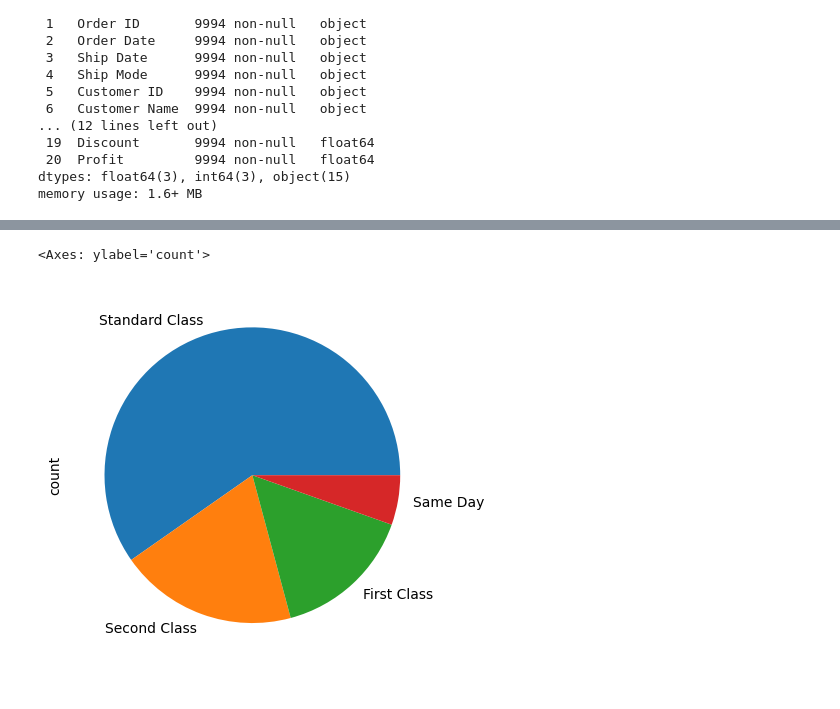
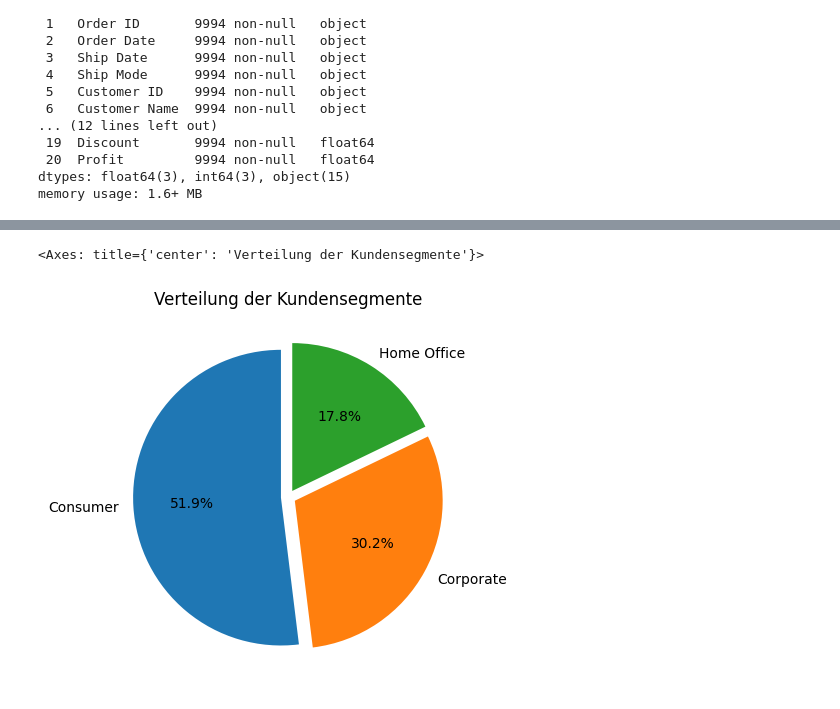
Before and after one commit to manipuppeteer/Data-Analysis-Project-DataCraft, a Jupyter notebook: superstore_sales/sales_analyis.ipynb, the cells around one changed output, grey strips where cells are left out. Cells and saved outputs as stored; diff of their text form; code cells hidden in the pictures.

Commit message:
new plots added

```diff
--- a/superstore_sales/sales_analyis.ipynb
+++ b/superstore_sales/sales_analyis.ipynb
@@ -3,3 +4,3 @@ import pandas as pd
 # %%
-df = pd.read_csv('Superstore.csv', encoding='latin-1')
+data = pd.read_csv('Superstore.csv', encoding='latin-1')
 # %%
@@ -37,21 +38,22 @@ Data columns (total 21 columns):
 dtypes: float64(3), int64(3), object(15)
 memory usage: 1.6+ MB
 # %%
-def clean_and_separate(df):
-    df.drop(['Row ID', 'Country', 'Customer Name'], axis = 1, inplace = True)
-    df['Ship Date'] = pd.to_datetime(df['Ship Date'], format = '%d-%m-%Y')
-    df['Order Date'] = pd.to_datetime(df['Order Date'], format = '%d-%m-%Y')
-    df['Ship Year'] = df['Ship Date'].dt.year
-    df['Ship Month'] = df['Ship Date'].dt.month
-    df['Ship Day'] = df['Ship Date'].dt.day
-    df['Order Year'] = df['Order Date'].dt.year
-    df['Order Month'] = df['Order Date'].dt.month
-    df['Order Day'] = df['Order Date'].dt.day
-    df['Price per Piece'] = df['Sales'] / df['Quantity']
-    df['Profit per Piece'] = df['Profit'] / df['Quantity']
-    df['Lieferzeit'] = (df['Ship Date'] - df['Order Date']).dt.days
-    return df
-df = clean_and_separate(df)
+def clean_and_separate(dataframe):
+    dataframe.drop(['Row ID', 'Country', 'Customer Name'], axis = 1, inplace = True)
+    dataframe['Ship Date'] = pd.to_datetime(dataframe['Ship Date'], format = '%d-%m-%Y')
+    dataframe['Order Date'] = pd.to_datetime(dataframe['Order Date'], format = '%d-%m-%Y')
+    dataframe['Ship Year'] = dataframe['Ship Date'].dt.year
+    dataframe['Ship Month'] = dataframe['Ship Date'].dt.month
+    dataframe['Ship Day'] = dataframe['Ship Date'].dt.day
+    dataframe['Order Year'] = dataframe['Order Date'].dt.year
+    dataframe['Order Month'] = dataframe['Order Date'].dt.month
+    dataframe['Order Day'] = dataframe['Order Date'].dt.day
+    dataframe['Price per Piece'] = dataframe['Sales'] / dataframe['Quantity']
+    dataframe['Profit per Piece'] = dataframe['Profit'] / dataframe['Quantity']
+    dataframe['Lieferzeit'] = (dataframe['Ship Date'] - dataframe['Order Date']).dt.days
+    return dataframe
+df = clean_and_separate(data)
+#df.reindex()
 df.head()
 # %% [output]
 |  | Order ID | Order Date | Ship Date | Ship Mode | Customer ID | Segment | City | State | Postal Code | ... |
@@ -84,5 +86,12 @@ memory usage: 1.6+ MB
 # %%
-df['Ship Mode'].value_counts().plot(kind = 'pie')
+df['Segment'].value_counts().plot(
+    kind = 'pie',
+    autopct='%1.1f%%',
+    startangle=90,
+    ylabel='',
+    explode = (0.05, 0.05, 0.05),
+    title = 'Verteilung der Kundensegmente'
+)
 # %% [output]
-<Axes: ylabel='count'>
+<Axes: title={'center': 'Verteilung der Kundensegmente'}>
-[figure, old version]
+[figure, new version]
```
Also changed, not shown: parts of 8 cells of this notebook.
